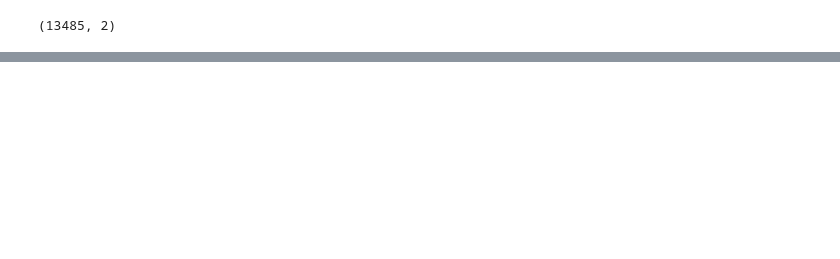
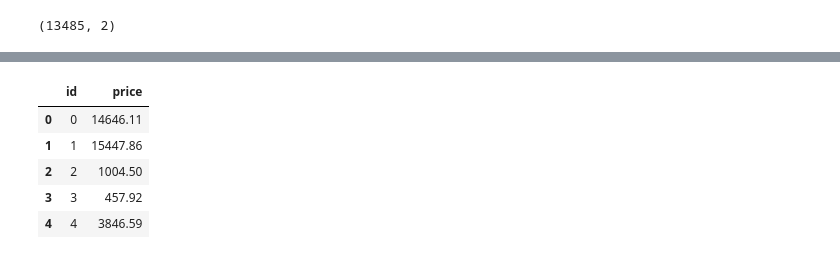
Before and after one commit to josellado/Diamond-Project, a Jupyter notebook: diamond_clean.ipynb, the cells around one changed output, grey strips where cells are left out. Saved outputs shown, nothing was run; the diff lists cells and outputs as text; code cells hidden in the pictures; blank space fills up the shorter version.

```diff
--- a/diamond_clean.ipynb
+++ b/diamond_clean.ipynb
@@ -323,0 +436,15 @@ y_pred.to_csv("./outputs/RandomForestRegressor.csv", header= True, index=False)
+# %%
+y_pred = model.predict(diamond_test)
+# %%
+y_pred = pd.DataFrame(y_pred, columns=["price"])
+y_pred = y_pred.reset_index()
+y_pred = y_pred.rename(columns={'index':'id'})
+# %%
+y_pred.head()
+# %% [output]
+|  | id | price |
+| 0 | 0 | 14646.11 |
+| 1 | 1 | 15447.86 |
+| 2 | 2 | 1004.50 |
+| 3 | 3 | 457.92 |
+| 4 | 4 | 3846.59 |
```
Also changed, not shown: parts of 30 cells of this notebook, 11 other files.
